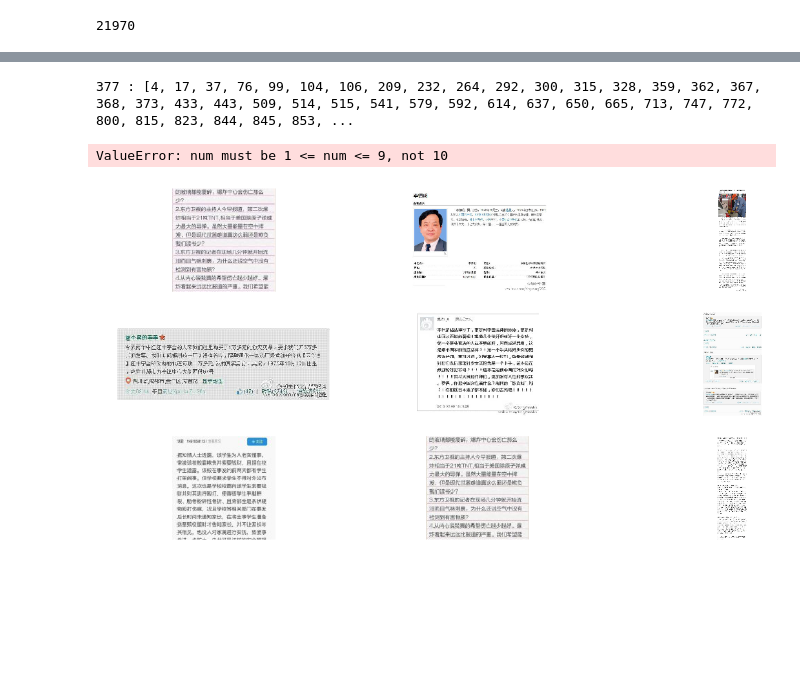
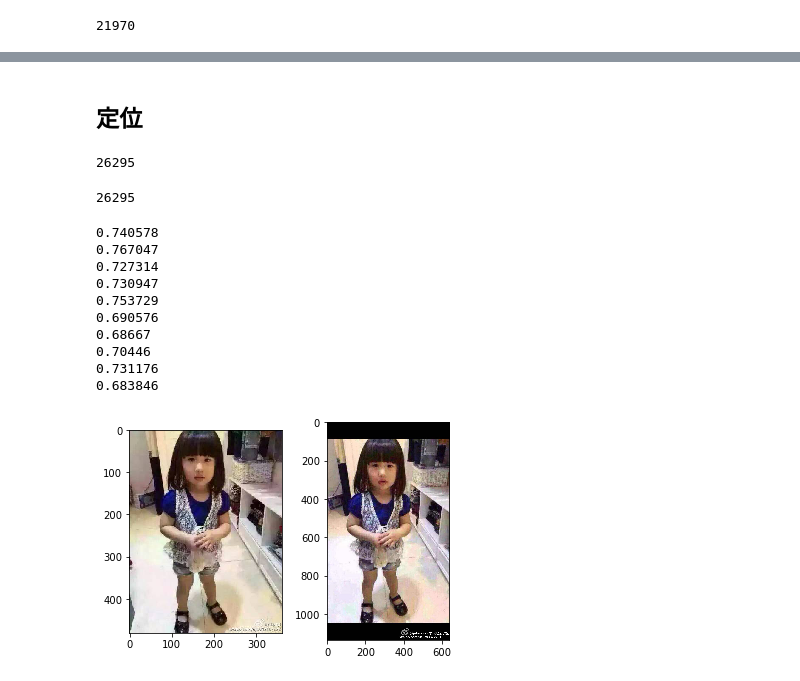
Before and after one commit to Ivan12138/RumorDataAnalysis, a Jupyter notebook: pic_filtering_sift/test.ipynb, the cells around one changed output, grey strips where cells are left out. Cells and saved outputs as stored; diff of their text form; code cells hidden in the pictures; blank space fills up the shorter version.

```diff
--- a/pic_filtering_sift/test.ipynb
+++ b/pic_filtering_sift/test.ipynb
@@ -139,16 +144,16 @@ cosine_similarity(im_features[2960], im_features[4199])
-# %%
-cluster = single_pass_cluster.cluster_list[4]
-n_list = cluster.node_list
-print('{} : {}'.format(len(n_list), n_list))
-
-plt.figure(figsize=(20,10))
-for i, n in enumerate(n_list):
-    name = image_paths[n]
-
-    plt.subplot(3, 3, i+1)
-    plt.imshow(plt.imread(name))
-    plt.axis('off')
-# %% [output]
-377 : [4, 17, 37, 76, 99, 104, 106, 209, 232, 264, 292, 300, 315, 328, 359, 362, 367, 368, 373, 433, 443, 509, 514, 515, 541, 579, 592, 614, 637, 650, 665, 713, 747, 772, 800, 815, 823, 844, 845, 853, ...
-ValueError: num must be 1 <= num <= 9, not 10
-[figure, removed]
+# %% [markdown]
+## 定位
+# %%
+print(len(image_paths))
+len(im_features)
+# %% [output]
+26295
+26295
+# %%
+def get_a_b(img_1, img_2):
+    for path in image_paths:
+        if img_1 in path:
+            a = image_paths.index(path)
+        if img_2 in path:
+            b = image_paths.index(path)
+    return a, b
@@ -154,0 +162,29 @@ ValueError: num must be 1 <= num <= 9, not 10
+# %%
+def show(a, b):
+    plt.subplot(1,2,1)
+    plt.imshow(plt.imread(image_paths[a]))
+    plt.subplot(1,2,2)
+    plt.imshow(plt.imread(image_paths[b]))
+
+    cos = SinglePass.cosine_similarity(im_features[a], im_features[b])
+    print(cos)
+# %%
+x = ['4a423125jw1eraqykoksaj20f00qo0ur.jpg', '4aa3ad25jw1era4ok234dj20f20qoab6.jpg',
+     '3bfe8271jw1era46fn9tmj20k00zkjwm', '3e28be33jw1erbbs2eb07j20hs0nq0ua', '4c7eb503jw1era4mex2ajj20hq0vkmzl']
+
+for i in range(len(x)):
+    for j in range(i+1, len(x)):
+        a, b = get_a_b(x[i], x[j])
+        show(a, b)
+# %% [output]
+0.740578
+0.767047
+0.727314
+0.730947
+0.753729
+0.690576
+0.68667
+0.70446
+0.731176
+0.683846
+[figure, added]
```
Also changed, not shown: parts of 3 cells of this notebook, 6 other files.
